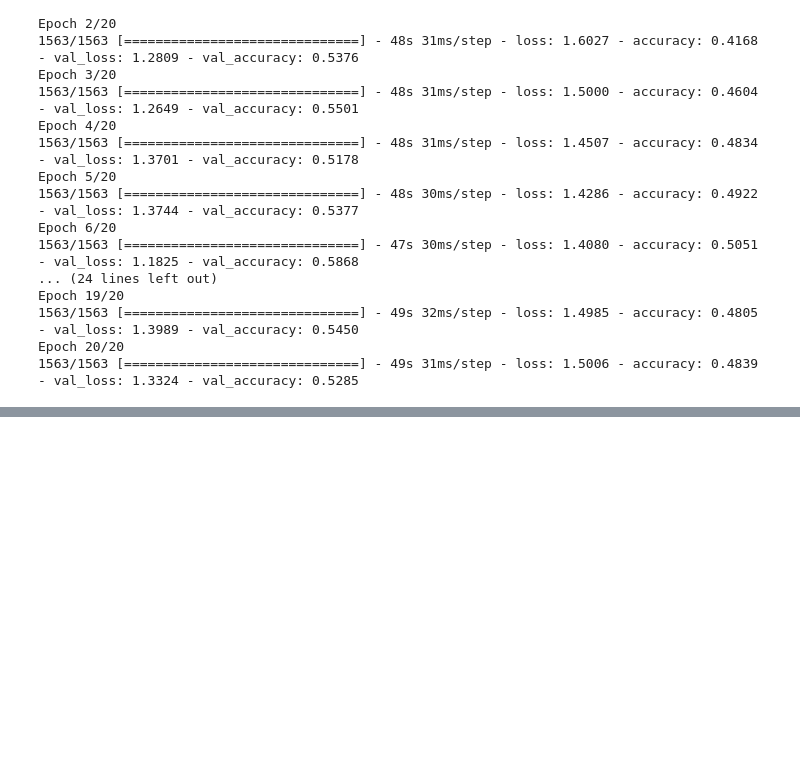
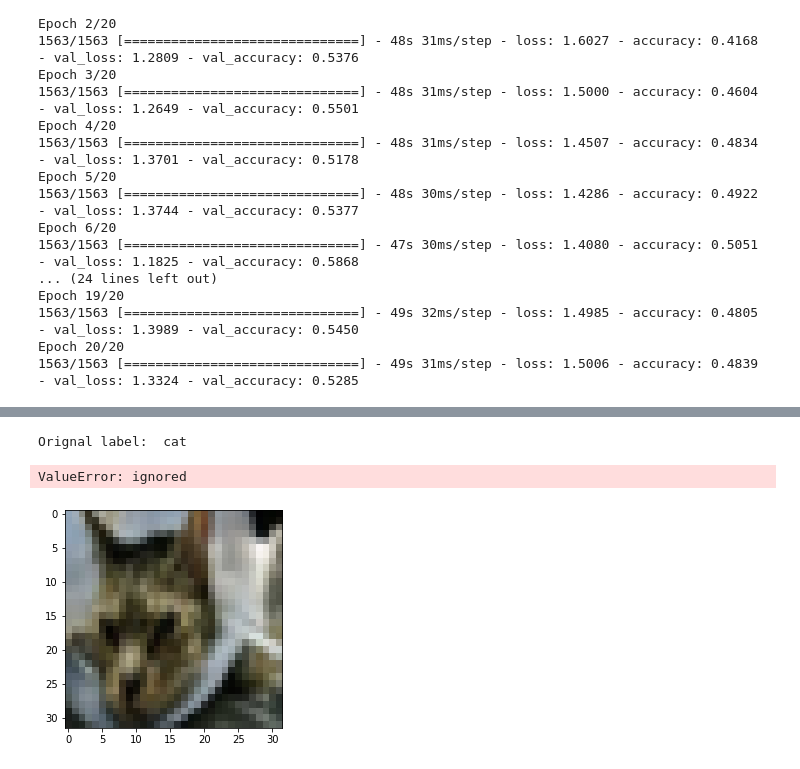
Before and after one commit to DawoodBhai420/Small-Image-Classification-Using-CNN, a Jupyter notebook: cifar_10_image_classification_with_image_augmentation.ipynb, the cells around one changed output, grey strips where cells are left out. Drawn from its saved outputs; the diff is of its cells as text; code cells hidden in the pictures; blank space fills up the shorter version.

```diff
--- a/cifar_10_image_classification_with_image_augmentation.ipynb
+++ b/cifar_10_image_classification_with_image_augmentation.ipynb
@@ -79,0 +97,13 @@ Epoch 20/20
+# %%
+def test(X, y, index):
+  X[index].reshape(-1,32,32,3)
+  plt.imshow(X[index])
+  print('Orignal label: ', classes[y[index]])
+  pred = model.predict(X[index])
+  print('Predicted label: ', classes[pred])
+# %%
+test(X_test, y_test, 5689)
+# %% [output]
+Orignal label:  cat
+ValueError: ignored
+[figure, added]
```
Also changed, not shown: parts of 2 cells of this notebook.
